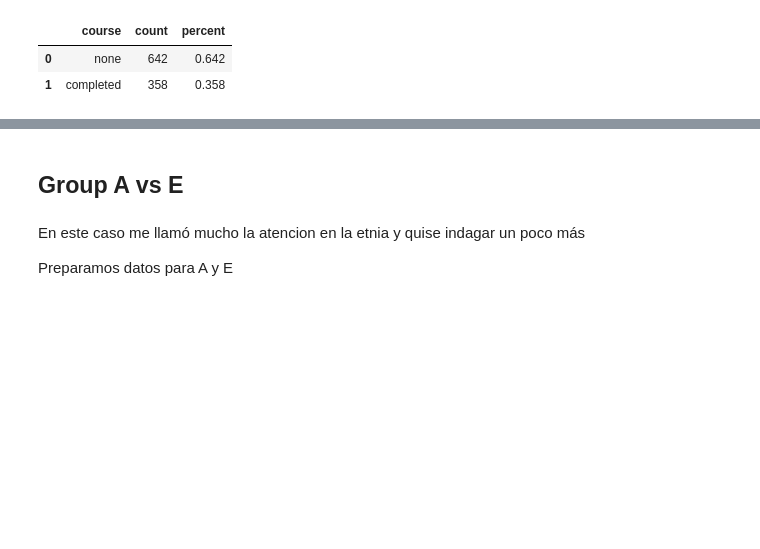
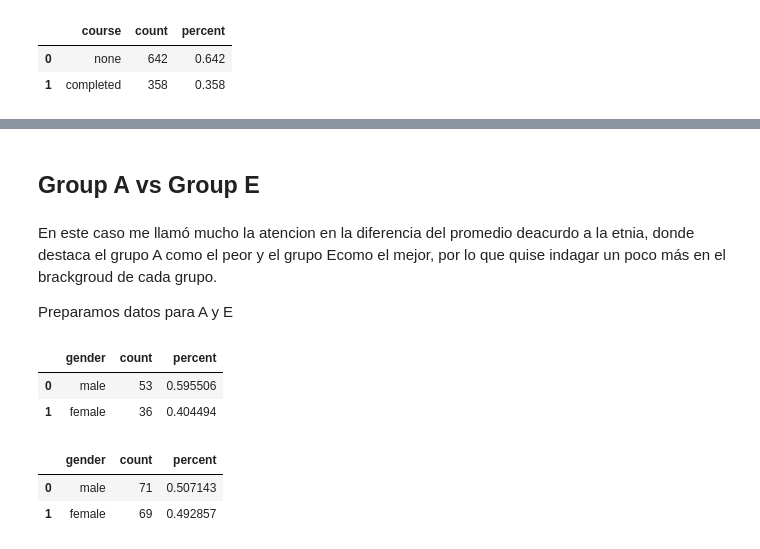
Before and after one commit to PaolaDaft/Students_Performance, a Jupyter notebook: notebooks/students-performance.ipynb, the cells around one changed output, grey strips where cells are left out. Drawn from its saved outputs; the diff is of its cells as text; code cells hidden in the pictures; blank space fills up the shorter version.

```diff
--- a/notebooks/students-performance.ipynb
+++ b/notebooks/students-performance.ipynb
@@ -665,6 +707,24 @@ alt.hconcat(c_math, c_reading, c_writing ).properties(
 # %% [markdown]
-## Group A vs E
+## Group A vs Group E
 # %% [markdown]
-En este caso me llamó mucho la atencion en la etnia y quise indagar un poco más
+En este caso me llamó mucho la atencion en la diferencia del promedio deacurdo a la etnia, donde destaca el grupo A como el peor y el grupo Ecomo el mejor, por lo que quise indagar un poco más en el brackgroud de cada grupo.
 
 Preparamos datos para A y E
+# %%
+data_a = data [(data["ethnicity"] == "group A")]
+a_gender_count = data_a['gender'].value_counts().to_frame().reset_index().rename(columns={'index':'gender','gender':'count'})
+a_gender_count['percent'] = (a_gender_count['count'] / a_gender_count['count'].sum()) #*100
+a_gender_count
+# %% [output]
+|  | gender | count | percent |
+| 0 | male | 53 | 0.595506 |
+| 1 | female | 36 | 0.404494 |
+# %%
+data_e = data [(data["ethnicity"] == "group E")]
+e_gender_count = data_e['gender'].value_counts().to_frame().reset_index().rename(columns={'index':'gender','gender':'count'})
+e_gender_count['percent'] = (e_gender_count['count'] / e_gender_count['count'].sum()) #*100
+e_gender_count
+# %% [output]
+|  | gender | count | percent |
+| 0 | male | 71 | 0.507143 |
+| 1 | female | 69 | 0.492857 |
```
Also changed, not shown: parts of 54 cells of this notebook.
